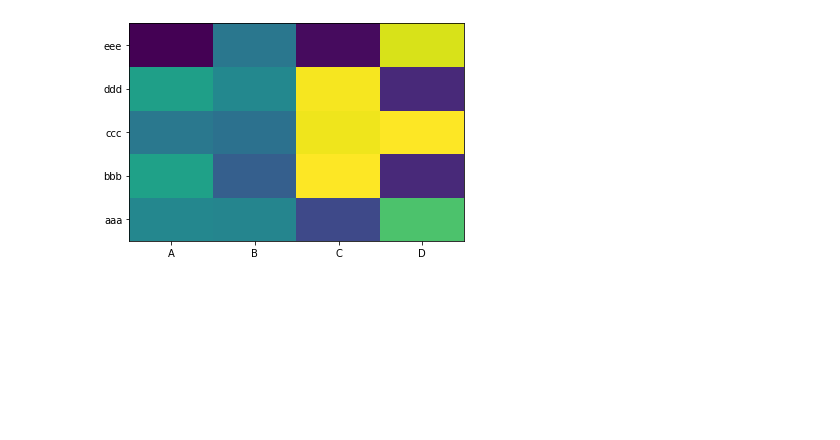
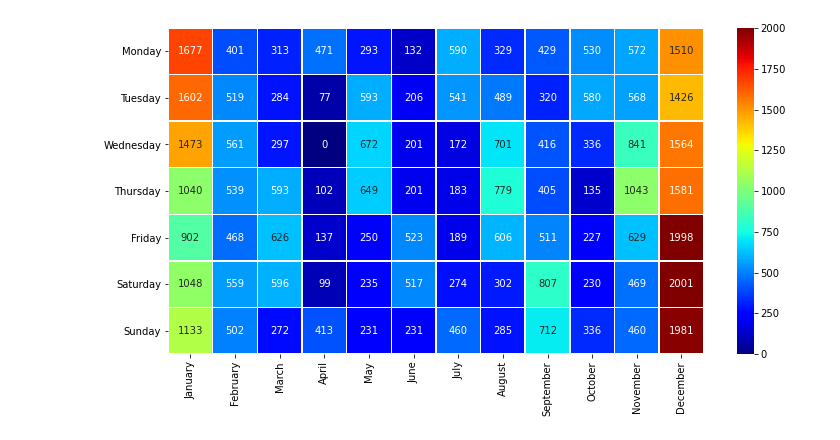
Before and after one commit to AxleMaxGit/python-data-science-projects, a Jupyter notebook: python-crypto-btc-analysis/price.ipynb, the cells around one changed output. Drawn from its saved outputs; the diff is of its cells as text; code cells hidden in the pictures; blank space fills up the shorter version.

```diff
--- a/python-crypto-btc-analysis/price.ipynb
+++ b/python-crypto-btc-analysis/price.ipynb
@@ -196,13 +181,20 @@ plt.show()
-# %%
-
-
-index = ['aaa', 'bbb', 'ccc', 'ddd', 'eee']
-columns = ['A', 'B', 'C', 'D']
-df = DataFrame(abs(np.random.randn(5, 4)), index=index, columns=columns)
-
-plt.pcolor(df)
-plt.yticks(np.arange(0.5, len(df.index), 1), df.index)
-plt.xticks(np.arange(0.5, len(df.columns), 1), df.columns)
-plt.show()
-# %% [output]
-[figure, removed]
+# %%
+#Show RELATIVE difference in price
+#iterate over the columns (months)
+for month, weekdays in btc_heatmap.iteritems():
+    #iterate over the rows (weekdays)
+    for day, value in weekdays.iteritems():
+        #add value to each cell
+        btc_heatmap.at[day, month] = df[(df.moy_str == month) & (df.dow_str == day)]['high'].mean()
+
+#round up the values to int
+btc_heatmap = btc_heatmap.astype(int)
+btc_heatmap = btc_heatmap - btc_heatmap.values.min()
+
+#plot the heatmap
+fig, ax = plt.subplots(figsize=(12, 6))
+#format the plot
+sb.heatmap(btc_heatmap, annot=True, fmt="d", linewidths=.5, cmap='jet')
+plt.show()
+# %% [output]
+[figure, added]
```
Also changed, not shown: parts of 22 cells of this notebook, 1 other file.
